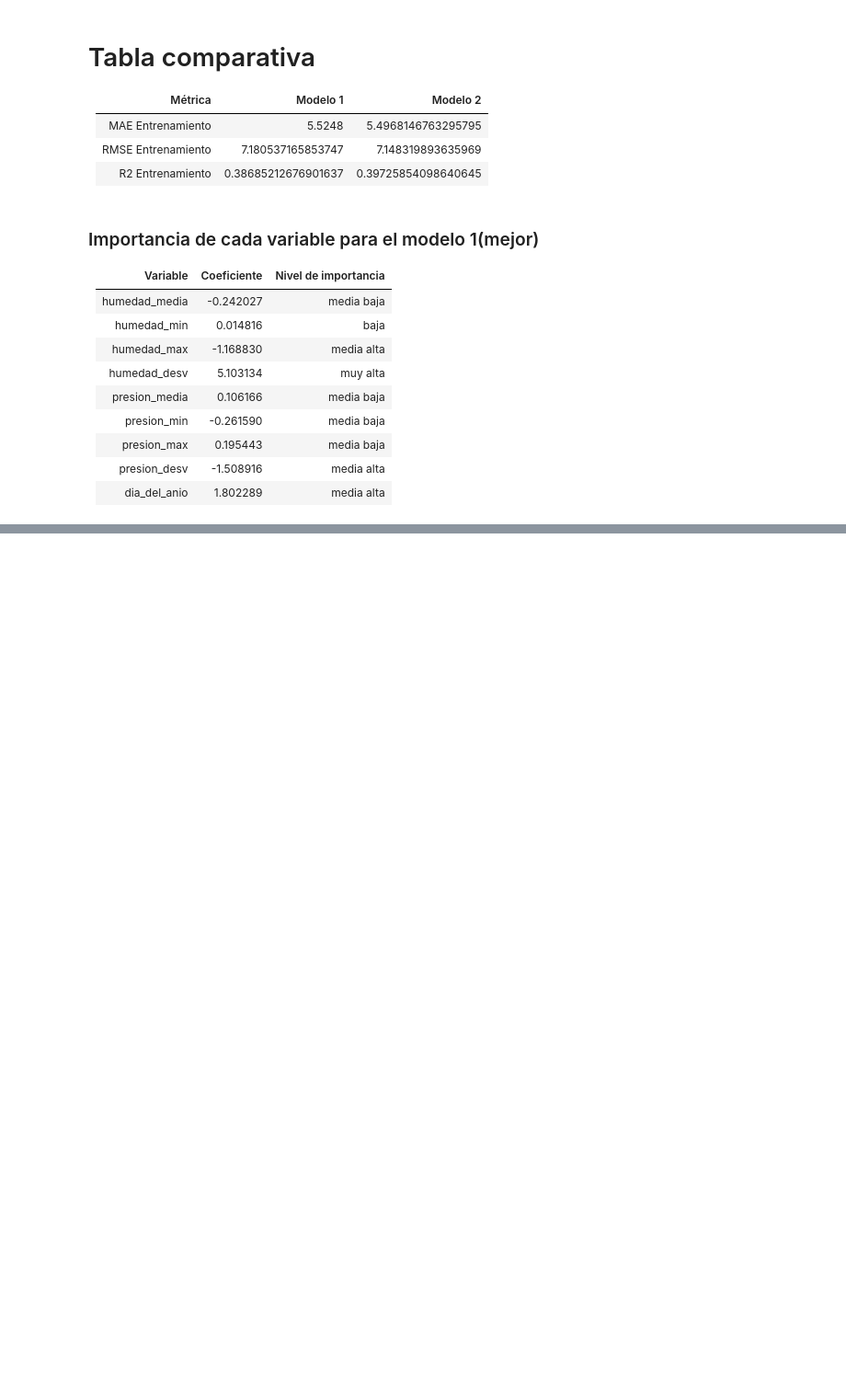
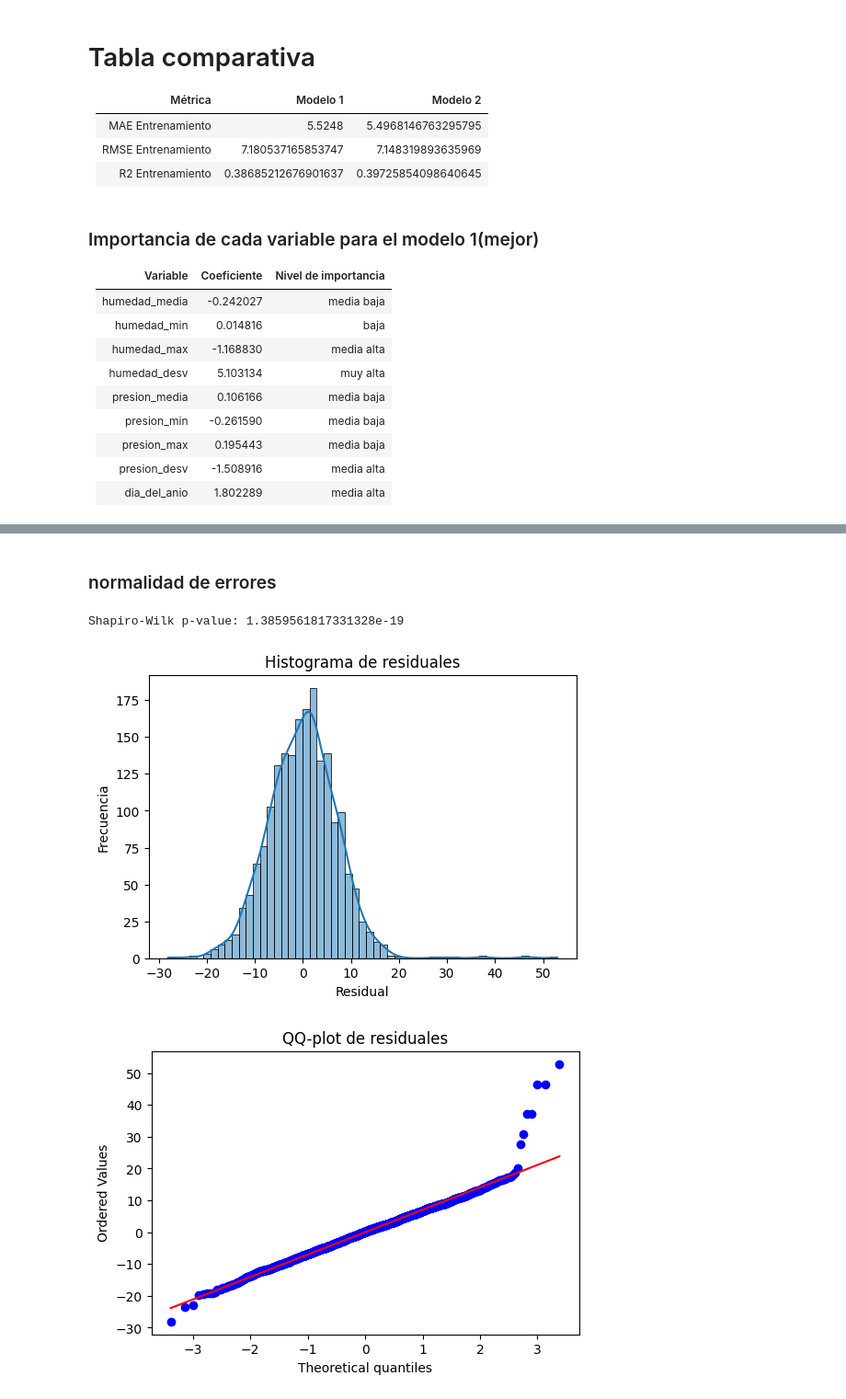
Before and after one commit to cafernandezm/Lab1-AprendizajeMaquina, a Jupyter notebook: respuesta.ipynb, the cells around one changed output, grey strips where cells are left out. Shown at 92% size. Cells and saved outputs as stored; diff of their text form; code cells hidden in the pictures; blank space fills up the shorter version.

```diff
--- a/respuesta.ipynb
+++ b/respuesta.ipynb
@@ -1308,0 +1381,26 @@ Lo de que los dias del anio conforme aumentan nos esta diciendo datos sobre la u
+# %% [markdown]
+### normalidad de errores
+# %%
+residuales = np.array(y_train - y_train_pred)
+
+estat, p_shapiro = shapiro(residuales)
+print("Shapiro-Wilk p-value:", p_shapiro)
+# %% [output]
+Shapiro-Wilk p-value: 1.3859561817331328e-19
+# %%
+# Histograma
+plt.figure(figsize=(6, 4))
+sns.histplot(residuales, kde=True)
+plt.title("Histograma de residuales")
+plt.xlabel("Residual")
+plt.ylabel("Frecuencia")
+plt.show()
+
+# 2. QQ-plot
+plt.figure(figsize=(6, 4))
+stats.probplot(residuales, dist="norm", plot=plt)
+plt.title("QQ-plot de residuales")
+plt.show()
+# %% [output]
+[figure, added]
+[figure, added]
```
Also changed, not shown: parts of 12 cells of this notebook.
